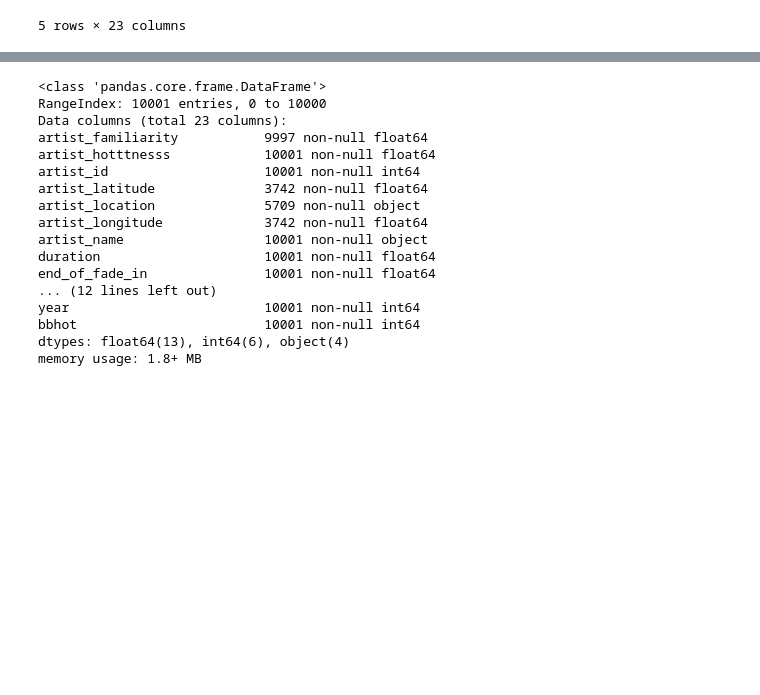
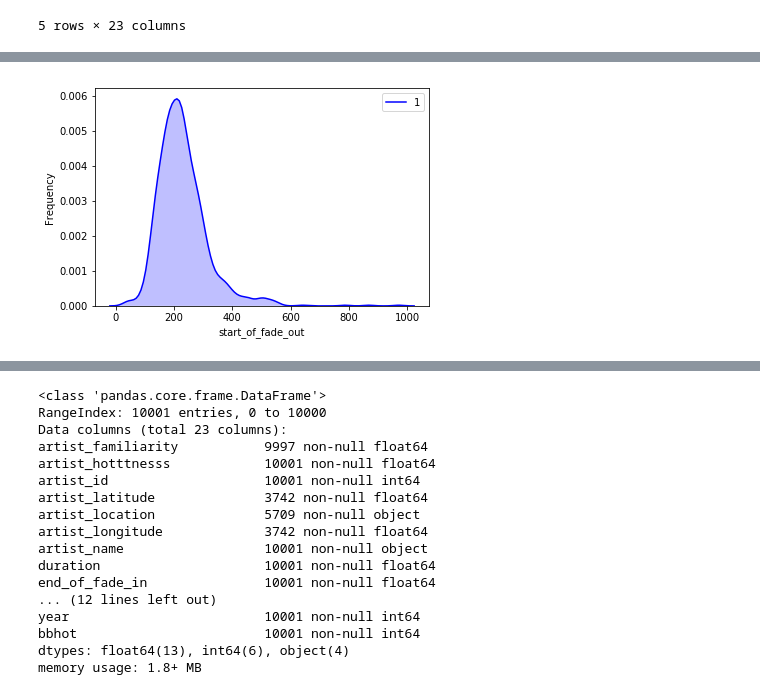
Before and after one commit to manasreldin/Song-Popularity-Predictor, a Jupyter notebook: PredictHotBB.ipynb, the cells around one changed output, grey strips where cells are left out. Cells and saved outputs as stored; diff of their text form; code cells hidden in the pictures; blank space fills up the shorter version.

```diff
--- a/PredictHotBB.ipynb
+++ b/PredictHotBB.ipynb
@@ -35,0 +54,4 @@ data['artist_id'] = le.fit_transform(data['artist_id'].astype('str'))
+# %%
+freq("start_of_fade_out")
+# %% [output]
+[figure, added]
```
Also changed, not shown: parts of 6 cells of this notebook.
